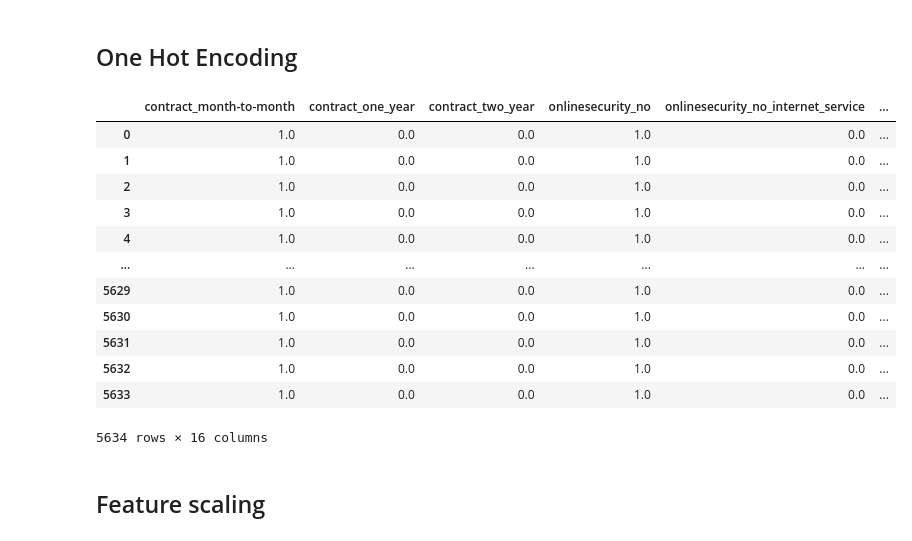
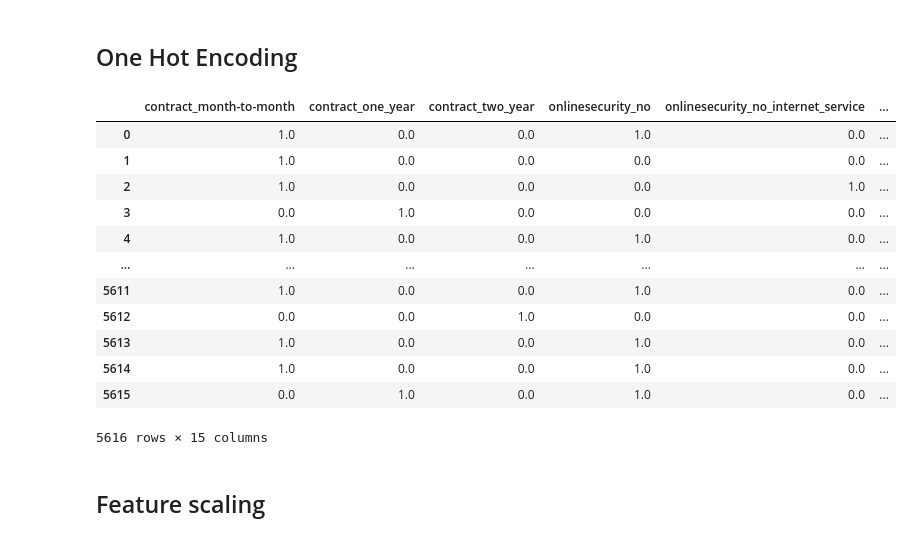
Before and after one commit to seyedmahdiamin1998/Jupyter_notebooks, a Jupyter notebook: Churn_prediction.ipynb/EDA.ipynb, the cells around one changed output. Cells and saved outputs as stored; diff of their text form; code cells hidden in the pictures.

```diff
--- a/Churn_prediction.ipynb/EDA.ipynb
+++ b/Churn_prediction.ipynb/EDA.ipynb
@@ -74,4 +74,10 @@ df = pd.read_csv('Churn_prediction.csv')
 df = data_preprocessing(df)
 # %% [markdown]
 <h2>Split dataset to training set and test set</h2>
+# %%
+from sklearn.model_selection import train_test_split
+X_train, X_test, y_train, y_test = train_test_split(df.loc[:,df.columns!='churn'],
+                                                    df['churn'],
+                                                    test_size=0.2,
+                                                    random_state=666)
 # %%
@@ -281,0 +256,3 @@ df_train
+# %%
+X_train = X_train[categorical_important+numerical_important]
+X_train
@@ -284,38 +275,39 @@ df_train
 # %%
 from sklearn.preprocessing import OneHotEncoder
 from sklearn.compose import make_column_transformer
 import pickle
 
 OHE = make_column_transformer((OneHotEncoder(), categorical_important ),
                                         remainder='passthrough',
                                         verbose_feature_names_out=False)
 
-ohe = OHE.fit_transform(df_train)
+ohe = OHE.fit_transform(X_train)
 pickle.dump(ohe, open('OneHotEncoder.pkl','wb'))
+
 # save OHE.get_feature_names_out() to use in test process
 with open("OHE_feature_names_out.txt", "w") as output:
     for item in OHE.get_feature_names_out():
         output.write('%s\n' %item)
 output.close()
 
 # ohe = pickle.load(open('OneHotEncoder.pkl','rb'))
-df_train = pd.DataFrame(ohe, columns=OHE.get_feature_names_out())
+X_train = pd.DataFrame(ohe, columns=OHE.get_feature_names_out())
 
-df_train
+X_train
 # %% [output]
 |  | contract_month-to-month | contract_one_year | contract_two_year | onlinesecurity_no | onlinesecurity_no_internet_service | ... |
 | 0 | 1.0 | 0.0 | 0.0 | 1.0 | 0.0 | ... |
-| 1 | 1.0 | 0.0 | 0.0 | 1.0 | 0.0 | ... |
-| 2 | 1.0 | 0.0 | 0.0 | 1.0 | 0.0 | ... |
-| 3 | 1.0 | 0.0 | 0.0 | 1.0 | 0.0 | ... |
+| 1 | 1.0 | 0.0 | 0.0 | 0.0 | 0.0 | ... |
+| 2 | 1.0 | 0.0 | 0.0 | 0.0 | 1.0 | ... |
+| 3 | 0.0 | 1.0 | 0.0 | 0.0 | 0.0 | ... |
 | 4 | 1.0 | 0.0 | 0.0 | 1.0 | 0.0 | ... |
 | ... | ... | ... | ... | ... | ... | ... |
-| 5629 | 1.0 | 0.0 | 0.0 | 1.0 | 0.0 | ... |
-| 5630 | 1.0 | 0.0 | 0.0 | 1.0 | 0.0 | ... |
-| 5631 | 1.0 | 0.0 | 0.0 | 1.0 | 0.0 | ... |
-| 5632 | 1.0 | 0.0 | 0.0 | 1.0 | 0.0 | ... |
-| 5633 | 1.0 | 0.0 | 0.0 | 1.0 | 0.0 | ... |
+| 5611 | 1.0 | 0.0 | 0.0 | 1.0 | 0.0 | ... |
+| 5612 | 0.0 | 0.0 | 1.0 | 0.0 | 0.0 | ... |
+| 5613 | 1.0 | 0.0 | 0.0 | 1.0 | 0.0 | ... |
+| 5614 | 1.0 | 0.0 | 0.0 | 1.0 | 0.0 | ... |
+| 5615 | 0.0 | 1.0 | 0.0 | 1.0 | 0.0 | ... |
-5634 rows × 16 columns
+5616 rows × 15 columns
 # %% [markdown]
 <h2>Feature scaling</h2>
 # %%
```
Also changed, not shown: parts of 15 cells of this notebook, 4 other files.
